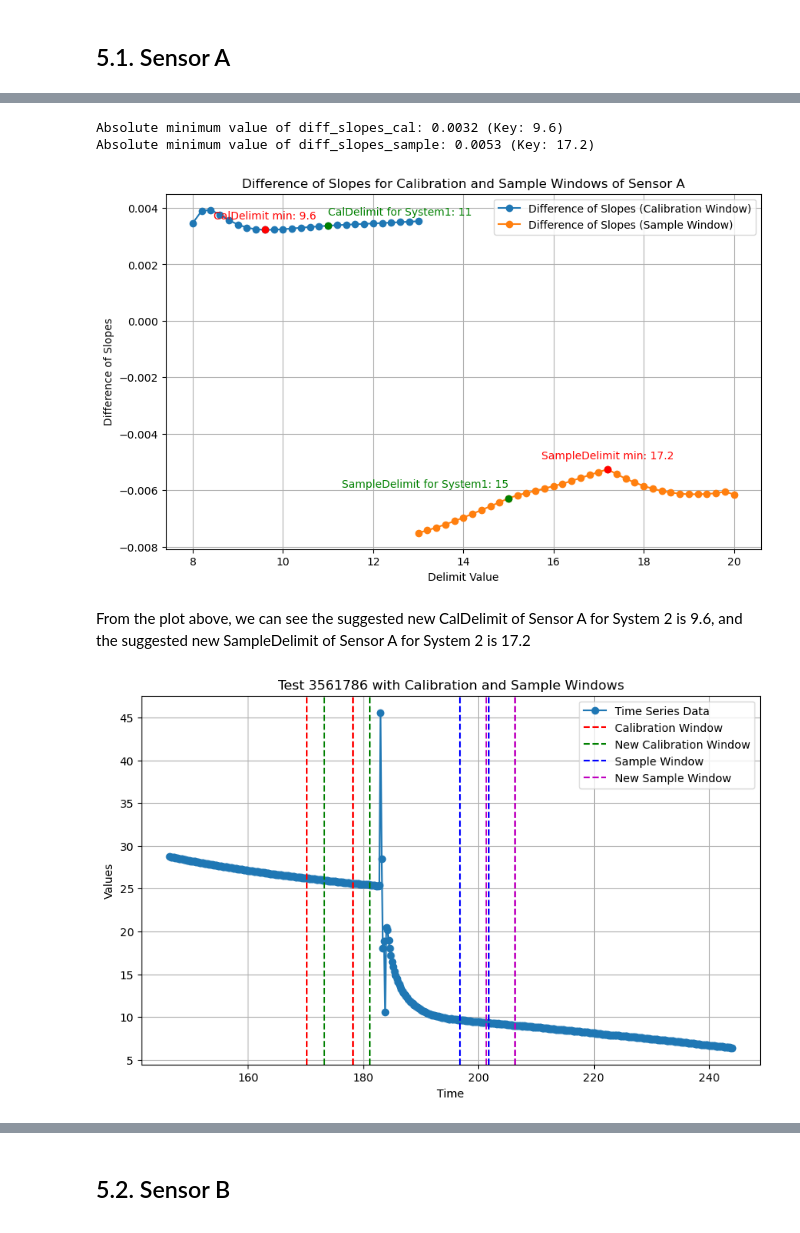
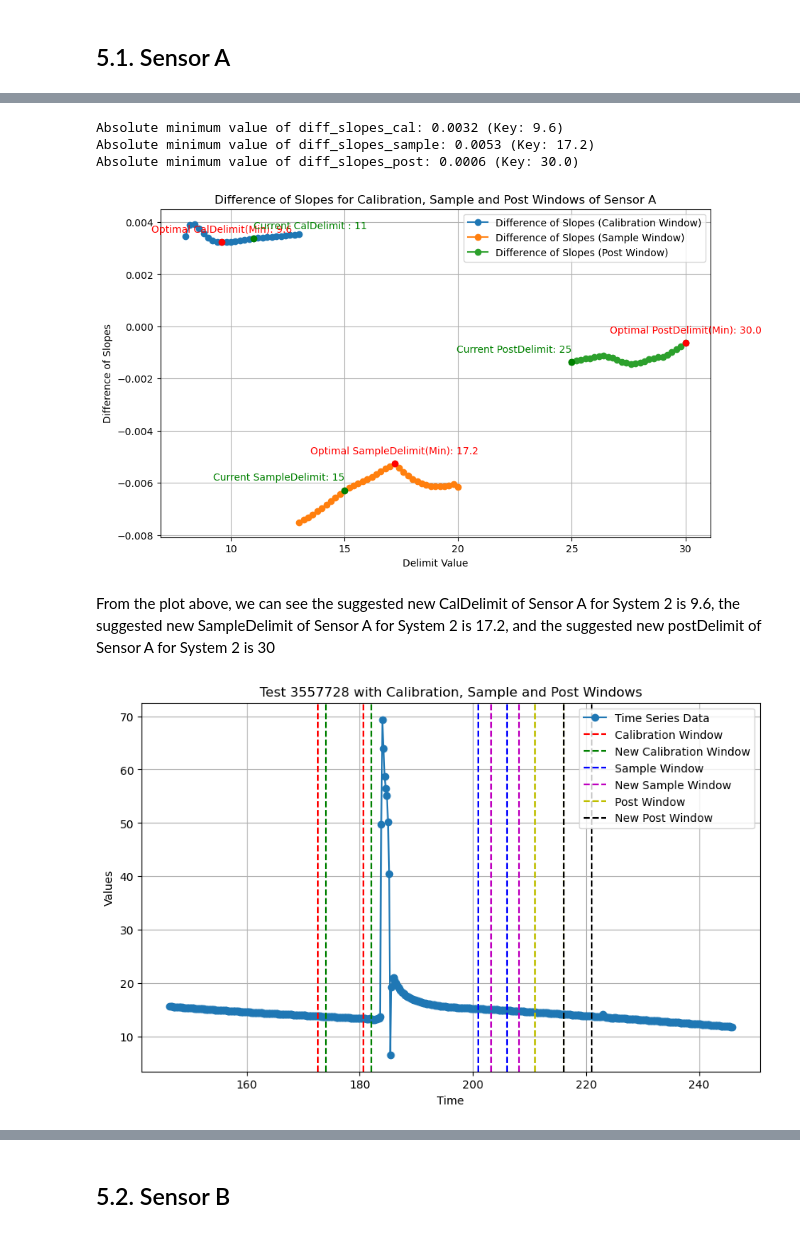
Before and after one commit to dejaytang/Capstone_Siemens, a Jupyter notebook: Coding/Nan/Siemens_window_optimization_Nan.ipynb, the cells around one changed output, grey strips where cells are left out. Saved outputs shown, nothing was run; the diff lists cells and outputs as text; code cells hidden in the pictures.

Commit message:
modified code for window optimization

```diff
--- a/Coding/Nan/Siemens_window_optimization_Nan.ipynb
+++ b/Coding/Nan/Siemens_window_optimization_Nan.ipynb
@@ -532,8 +560,10 @@ diff_slopes_sample -0.006141 -0.006133 -0.006105 -0.006054 -0.006145
 # Initialize variables to store the minimum absolute values and corresponding keys
 min_abs_diff_slopes_cal = float('inf')
 min_abs_diff_slopes_sample = float('inf')
+min_abs_diff_slopes_post = float('inf')
 min_abs_diff_slopes_cal_key = None
 min_abs_diff_slopes_sample_key = None
+min_abs_diff_slopes_post_key = None
 
 # Iterate through the dictionary to find the absolute minimum values and their keys
 for key, result in diff_slopes_result_A_cal.items():
@@ -550,18 +580,29 @@ for key, result in diff_slopes_result_A_sample.items():
         min_abs_diff_slopes_sample = abs_diff_slopes_sample
         min_abs_diff_slopes_sample_key = key
 
+for key, result in diff_slopes_result_A_post.items():
+    abs_diff_slopes_post = abs(result['diff_slopes_post'])
+
+    if abs_diff_slopes_post < min_abs_diff_slopes_post:
+        min_abs_diff_slopes_post = abs_diff_slopes_post
+        min_abs_diff_slopes_post_key = key
+
 # Print the results
 print(f"Absolute minimum value of diff_slopes_cal: {min_abs_diff_slopes_cal:.4f} (Key: {min_abs_diff_slopes_cal_key})")
 print(f"Absolute minimum value of diff_slopes_sample: {min_abs_diff_slopes_sample:.4f} (Key: {min_abs_diff_slopes_sample_key})")
+print(f"Absolute minimum value of diff_slopes_post: {min_abs_diff_slopes_post:.4f} (Key: {min_abs_diff_slopes_post_key})")
 # %% [output]
 Absolute minimum value of diff_slopes_cal: 0.0032 (Key: 9.6)
 Absolute minimum value of diff_slopes_sample: 0.0053 (Key: 17.2)
+Absolute minimum value of diff_slopes_post: 0.0006 (Key: 30.0)
 # %%
 # Extract delimit values and corresponding differences in slopes
 delimits_cal = list(diff_slopes_result_A_cal.keys())
 delimits_sample = list(diff_slopes_result_A_sample.keys())
+delimits_post = list(diff_slopes_result_A_post.keys())
 diff_slopes_cal = [diff_slopes_result_A_cal[delimit]['diff_slopes_cal'] for delimit in delimits_cal]
 diff_slopes_sample = [diff_slopes_result_A_sample[delimit]['diff_slopes_sample'] for delimit in delimits_sample]
+diff_slopes_post = [diff_slopes_result_A_post[delimit]['diff_slopes_post'] for delimit in delimits_post]
 
 # Create a plot
 plt.figure(figsize=(10, 6))
@@ -572,46 +613,62 @@ plt.plot(delimits_cal, diff_slopes_cal, label='Difference of Slopes (Calibration
 # Plot diff_slopes_sample
 plt.plot(delimits_sample, diff_slopes_sample, label='Difference of Slopes (Sample Window)', marker='o')
 
+# Plot diff_slopes_post
+plt.plot(delimits_post, diff_slopes_post, label='Difference of Slopes (Post Window)', marker='o')
+
 # Mark the minimum absolute values
 plt.scatter(min_abs_diff_slopes_cal_key, diff_slopes_result_A_cal[min_abs_diff_slopes_cal_key]['diff_slopes_cal'],
             color='red', zorder=5)
 plt.scatter(calDelimit_A, diff_slopes_result_A_cal[calDelimit_A]['diff_slopes_cal'],
             color='green', zorder=5)
 plt.scatter(min_abs_diff_slopes_sample_key, diff_slopes_result_A_sample[min_abs_diff_slopes_sample_key]['diff_slopes_sample'],
             color='red', zorder=5)
 plt.scatter(sampleDelimit_A, diff_slopes_result_A_sample[sampleDelimit_A]['diff_slopes_sample'],
             color='green', zorder=5)
+plt.scatter(min_abs_diff_slopes_post_key, diff_slopes_result_A_post[min_abs_diff_slopes_post_key]['diff_slopes_post'],
+            color='red', zorder=5)
+plt.scatter(postDelimit_A, diff_slopes_result_A_post[postDelimit_A]['diff_slopes_post'],
+            color='green', zorder=5)
 
 # Annotate the points with minimum values
-plt.annotate(f'CalDelimit min: {min_abs_diff_slopes_cal_key}',
+plt.annotate(f'Optimal CalDelimit(Min): {min_abs_diff_slopes_cal_key}',
              (min_abs_diff_slopes_cal_key, diff_slopes_result_A_cal[min_abs_diff_slopes_cal_key]['diff_slopes_cal']),
              textcoords="offset points", xytext=(0,10), ha='center', color='red')
-plt.annotate(f'CalDelimit for System1: {calDelimit_A}',
+plt.annotate(f'Current CalDelimit : {calDelimit_A}',
              (calDelimit_A, diff_slopes_result_A_cal[calDelimit_A]['diff_slopes_cal']),
              textcoords="offset points", xytext=(0,10), ha='left', color='green')
-plt.annotate(f'SampleDelimit min: {min_abs_diff_slopes_sample_key}',
+plt.annotate(f'Optimal SampleDelimit(Min): {min_abs_diff_slopes_sample_key}',
              (min_abs_diff_slopes_sample_key, diff_slopes_result_A_sample[min_abs_diff_slopes_sample_key]['diff_slopes_sample']),
              textcoords="offset points", xytext=(0,10), ha='center', color='red')
-plt.annotate(f'SampleDelimit for System1: {sampleDelimit_A}',
+plt.annotate(f'Current SampleDelimit: {sampleDelimit_A}',
              (sampleDelimit_A, diff_slopes_result_A_sample[sampleDelimit_A]['diff_slopes_sample']),
+             textcoords="offset points", xytext=(0,10), ha='right', color='green')
+plt.annotate(f'Optimal PostDelimit(Min): {min_abs_diff_slopes_post_key}',
+             (min_abs_diff_slopes_post_key, diff_slopes_result_A_post[min_abs_diff_slopes_post_key]['diff_slopes_post']),
+             textcoords="offset points", xytext=(0,10), ha='center', color='red')
+plt.annotate(f'Current PostDelimit: {postDelimit_A}',
+             (postDelimit_A, diff_slopes_result_A_post[postDelimit_A]['diff_slopes_post']),
              textcoords="offset points", xytext=(0,10), ha='right', color='green')
 
 # Adding title and labels
-plt.title('Difference of Slopes for Calibration and Sample Windows of Sensor A')
+plt.title('Difference of Slopes for Calibration, Sample and Post Windows of Sensor A')
 plt.xlabel('Delimit Value')
 plt.ylabel('Difference of Slopes')
 plt.legend()
 
 # Display the plot
 plt.grid(True)
 plt.show()
 # %% [output]
-[figure, old version]
+[figure, new version]
 # %% [markdown]
-From the plot above, we can see the suggested new CalDelimit of Sensor A for System 2 is 9.6, and the suggested new SampleDelimit of Sensor A for System 2 is 17.2
+From the plot above, we can see the suggested new CalDelimit of Sensor A for System 2 is 9.6, the suggested new SampleDelimit of Sensor A for System 2 is 17.2, and the suggested new postDelimit of Sensor A for System 2 is 30
 # %%
 # Random sample one TestID for sensor A in System 2
 randomTestID=A2_Merged['TestID'].sample(1).values[0]
-plot_singletest_with_windows(A2_Merged,randomTestID,calDelimit=9.6,sampleDelimit=17.2,cal_window_size=cal_window_size_A,sample_window_size=sample_window_size_A)
+plot_singletest_with_windows(A2_Merged,randomTestID,calDelimit=9.6,sampleDelimit=17.2,postDelimit=30,
+                             cal_window_size=cal_window_size_A,
+                             sample_window_size=sample_window_size_A,
+                             post_window_size=post_window_size_A)
 # %% [output]
-[figure, old version]
+[figure, new version]
```
Also changed, not shown: parts of 19 cells of this notebook, 3 other files.
